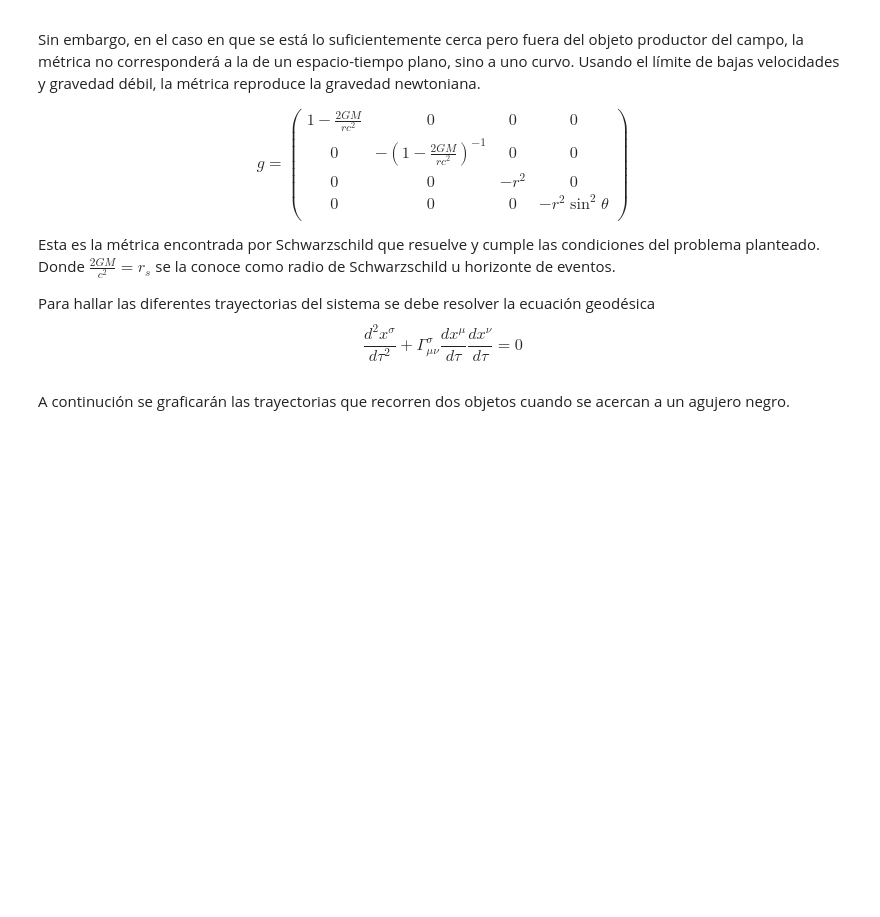
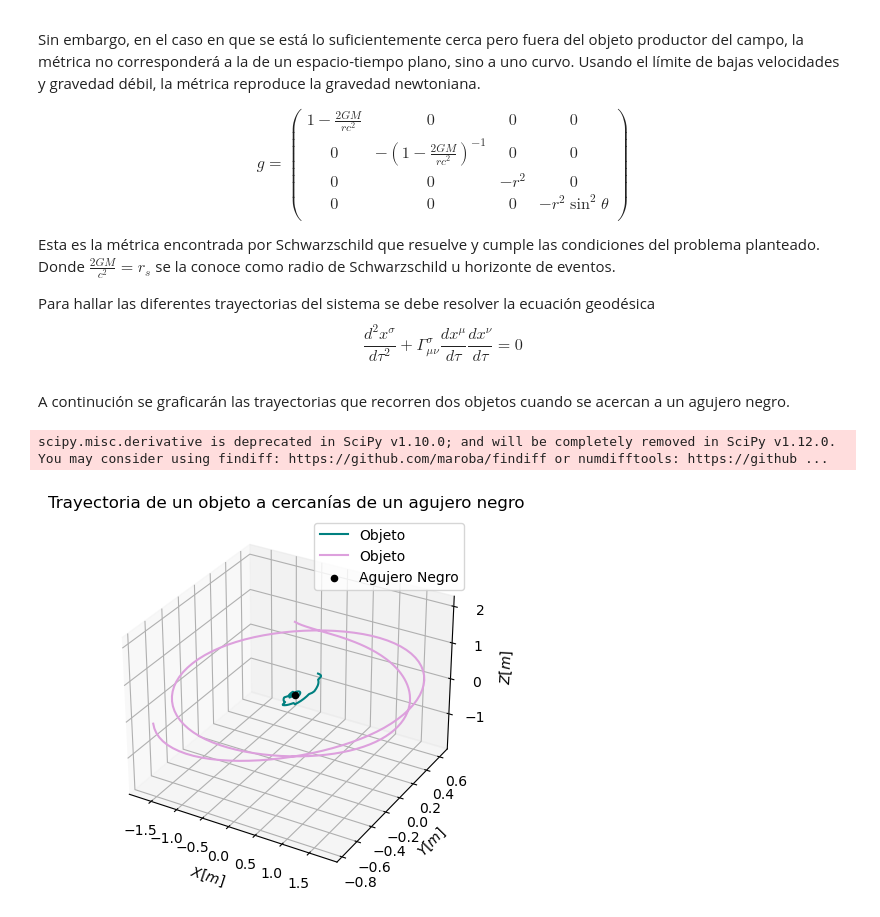
Before and after one commit to jerolg/FISICA_TEORICA_2, a Jupyter notebook: T4_Relatividad/Tarea04.ipynb, the cells around one changed output. Cells and saved outputs as stored; diff of their text form; code cells hidden in the pictures; blank space fills up the shorter version.

```diff
--- a/T4_Relatividad/Tarea04.ipynb
+++ b/T4_Relatividad/Tarea04.ipynb
@@ -87,13 +88,15 @@ Para hallar las diferentes trayectorias del sistema se debe resolver la ecuació
 # %% [markdown]
 A continución se graficarán las trayectorias que recorren dos objetos cuando se acercan a un agujero negro.
 # %%
-#@title Solución de las derivadas parciales
-# Función cálculo derivadas parciales de función de varias variables, respecto a variable dada en punto especifico.
+#Solución de las derivadas parciales
+
 def partial_derivative(funcion,variable, punto,*argumentos):
+    """Función cálculo derivadas parciales de función de varias variables
+    respecto a una variable dada en punto especifico."""
     punto = punto.T
     x0 = punto[variable]
 
-    def funcion1var(x,*argumentos): # toma una función de varias variables y la transforma en función de una variable
+    def funcion1var(x,*argumentos):
 
         X = (punto[:variable], np.array([x]), punto[(variable + 1):])
 
@@ -101,8 +104,9 @@ def partial_derivative(funcion,variable, punto,*argumentos):
 
     return derivative(funcion1var, x0, args = argumentos)
 
-# tensor métrico
+
 def g(vector,index):
+    """Esta función dos da los elementos del tensor métrico"""
     t,r,theta,phi = vector
 
     if index[0] != index[1]: return 0
@@ -114,14 +118,15 @@ def g(vector,index):
         elif index[0]== 3 and index[1] == 3: return - (r*np.sin(theta))**2
 
 
-# derivada parcial de la métrica.
 def Partial_gab_c(variable,punto,index):
+    """Esta función nos la derivada parcial de la métrica"""
     Argumentos = index
 
     return partial_derivative(g, variable, punto, Argumentos)
 
-# símbolos de Christoffel.
+
 def christoffel_ikl_(punto,indices):
+    """Esta función hallar los simbolos de Christoffel"""
     i,k,l = indices
 
     def val(m):
@@ -132,8 +137,9 @@ def christoffel_ikl_(punto,indices):
 
     return val(0)+val(1)+val(2)+val(3)
 
-# lado derecho de la eq geodésica
+
 def RightSide(S,i):
+    """Esta función nos da el lado derecho de la ecuación de la Geodesica"""
     U = S[:4]
     X = S[4:]
 
@@ -147,0 +176,55 @@ def F(t,S):
+# %%
+#@title Solución a la ecuación de movimiento
+X0 =  np.array([t0, r0, teta0, phi0])
+U0 = np.array([c*gamma(v0), *v0])
+S0 = np.concatenate((U0,X0))
+
+Solve  = solve_ivp(F,t_span,S0,dense_output=True,t_eval = t_eval)
+
+# Gráfica de solución en coordenadas cartesianas
+t = Solve.t
+Sol = Solve.y
+
+UU = Sol[:4,:] # 4-velocidad
+XX = Sol[4:,:] # 4-posición
+
+# Puntos correspondientes a r, theta, phi
+
+rr = XX[-4,:]
+teta_teta = XX[-3,:]
+phi_phi = XX[-2,:]
+
+rr_ = XX[-3,:]
+teta_teta_ = XX[-2,:]
+phi_phi_ = XX[-1,:]
+
+# Coordenadas x, y, z en función de r,theta,phi).
+X_points = lambda R,teta,phi: R*np.sin(teta)*np.cos(phi)
+Y_points = lambda R,teta,phi: R*np.sin(teta)*np.sin(phi)
+Z_points = lambda R,teta,phi: R*np.cos(teta)
+
+fig = plt.figure()
+
+ax = plt.axes(projection ='3d')
+ax.set_title('Trayectoria de un objeto a cercanías de un agujero negro')
+
+
+x = X_points(rr,teta_teta,phi_phi)
+y = Y_points(rr,teta_teta,phi_phi)
+z = Z_points(rr,teta_teta,phi_phi)
+
+x_ = X_points(rr_,teta_teta_,phi_phi_)
+y_ = Y_points(rr_,teta_teta_,phi_phi_)
+z_ = Z_points(rr_,teta_teta_,phi_phi_)
+
+ax.plot3D(x, y, z, '-', color = 'teal', label="Objeto")
+ax.plot3D(x_, y_, z_, '-', color = 'plum', label="Objeto")
+ax.scatter3D([0],[0],[0], 'o', color = "Black", label="Agujero Negro") # Agujero negro en origen.
+plt.legend()
+ax.set_xlabel('$X [m]$')
+ax.set_ylabel('$Y [m]$')
+ax.set_zlabel('$Z [m]$')
+plt.show()
+# %% [output]
+scipy.misc.derivative is deprecated in SciPy v1.10.0; and will be completely removed in SciPy v1.12.0. You may consider using findiff: https://github.com/maroba/findiff or numdifftools: https://github ...
+[figure, added]
```
Also changed, not shown: parts of 3 cells of this notebook.
